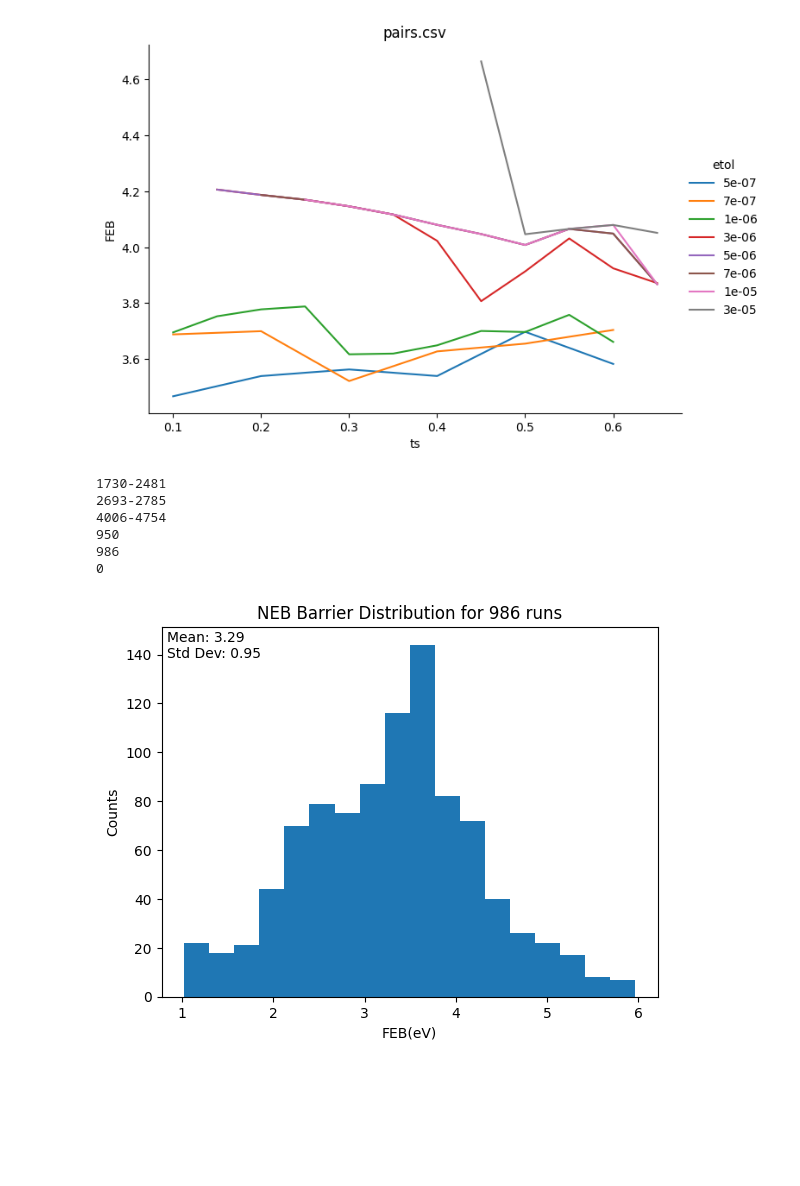
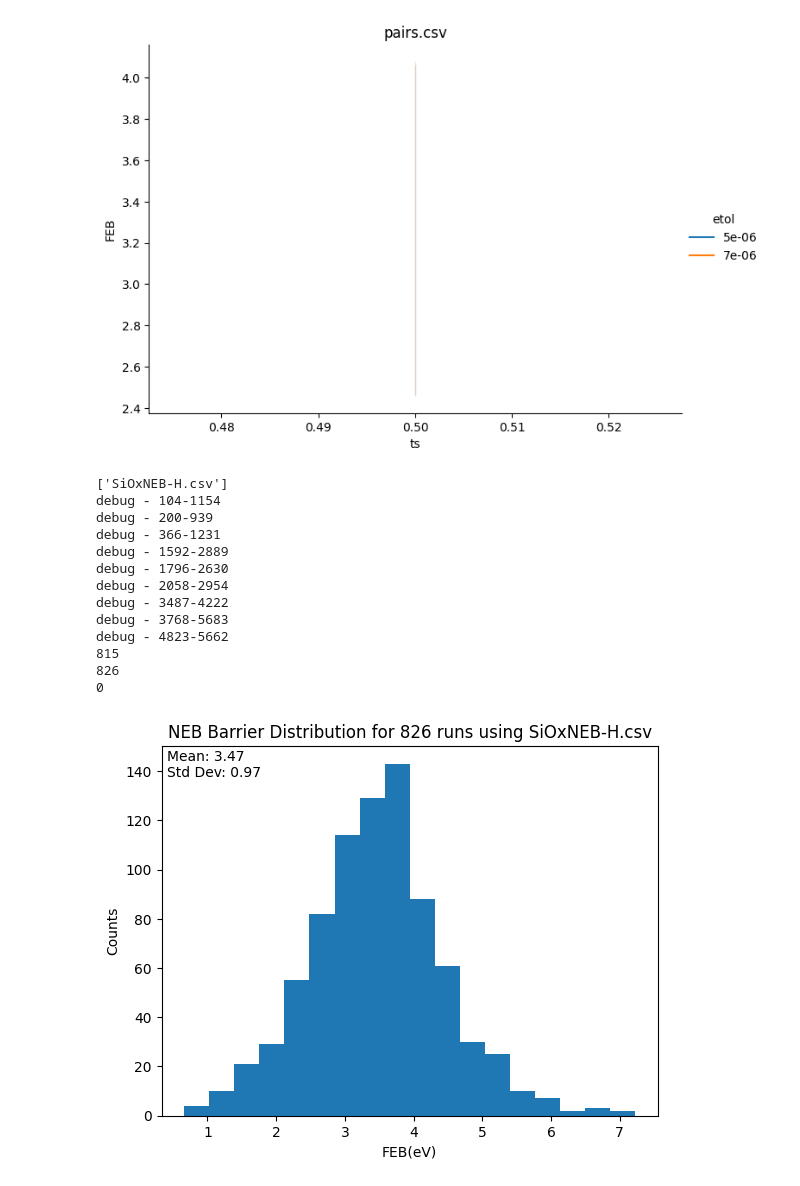
Before and after one commit to zimanyi-group/TOPCON-MD, a Jupyter notebook: lmpWrapper.ipynb, the cells around one changed output. Drawn from its saved outputs; the diff is of its cells as text; code cells hidden in the pictures; blank space fills up the shorter version.

```diff
--- a/lmpWrapper.ipynb
+++ b/lmpWrapper.ipynb
@@ -16,7 +16,7 @@ fileList=["3924-1547.csv","3924-3632.csv","3924-1545.csv","3924-3599.csv","3924-
 base="/home/agoga/documents/code/topcon-md/output/NEB/preciseconvergence"
 fileList=["3924-1547.csv"]
 
-base="/home/agoga/documents/code/topcon-md/output/NEB/Htesting-pair1/"
+base="/home/agoga/documents/code/topcon-md/output/NEB/"#highHconv-testing/"
 fileList=["pairs.csv"]
 
 #mirror pairs
@@ -32,41 +32,51 @@ for f in fileList:
 
 
 
-    data=data[data.etol<0.00005]
-    data=data[data.etol>0.0000001]
-    data=data[data.ts<0.7]
+    # data=data[data.etol<3e-5]
+    # data=data[data.etol>=5e-6]
+    # data=data[data.ts<=0.7]
+    # data=data[data.ts>=0.4]
     # data = data[data.FEB > 0.05]
     data = data[data.FEB < 5]
 
     # data=data[data.etol <3e-5]
     # data=data[data.etol >3e-6]
 
+    #sns.relplot(data=data,x="ts",y="A",hue="etol", kind="line",aspect=1.4,palette='tab10')#sns.color_palette("Set2"))
     sns.relplot(data=data,x="ts",y="FEB",hue="etol", kind="line",aspect=1.4,palette='tab10')#sns.color_palette("Set2"))
 
     #plt.hlines(y=3.2,color='r',xmin=0.3,xmax=2,linestyles='-.')
     # plt.ylim(top=3.6)
     plt.title(f)
 # %% [output]
-[figure, old version]
+[figure, new version]
 # %%
 from mpl_toolkits.mplot3d import Axes3D
 import matplotlib.pyplot as plt
 import pandas
 import numpy as np
 import statistics
-
-base="/home/agoga/documents/code/topcon-md/output/NEB/"#1000pairs-v2/"
+import os
+import glob
 
 
+base="/home/agoga/documents/code/topcon-md/output/NEB/H6per-pairs/"#noHpairs/"
 
-d=base+"pairs.csv"
-data = pandas.read_csv(d)
+os.chdir(base)
+d = glob.glob('*.{}'.format('csv'))
+csvfile=d[0]
+print(d)
+data = pandas.read_csv(csvfile)
 
 
 dist=[]
 done=[]
 bad=[]#["78-90","78-89","168-178","171-899","258-270","258-363","265-270"]
-hclose=["170","178","261","706","2289","2505","2587","2591","5489"]
+
+#H 3%
+#hclose=[363, 697, 1101, 1342, 1906, 2561, 3166, 3347, 3560, 3791]
+#H 6%
+hclose=[106, 210, 232, 348, 597, 689, 880, 1879, 2214, 3155, 3218, 3345, 3867, 4738, 5505, 5549, 5950, 6111]
 total=0
 skip=0
 for index,row in data.iterrows():
@@ -76,7 +86,7 @@ for index,row in data.iterrows():
     pair = row['pair']
     hkill=False
     for hc in hclose:
-        if hc in pair:
+        if str(hc) in pair:
             hkill=True
     if hkill==True:
         continue
@@ -85,43 +95,50 @@ for index,row in data.iterrows():
         for i,r in data[data.pair==pair].iterrows():
             if r['dist'] < 3.6:
                 feb = r['A']
-                if feb >5.8 and feb<5.9:
-                    print(pair)
-                if feb < 5.9 and feb >1:
+                if feb<1.1:
+                    print(f"debug - {pair}")
+                if feb < 8 and feb > 0.5:
                     sum += feb
                     over+=1
 
         if over >0:
             avg = sum/over
             dist.append(avg)
         done.append(pair)
         total+=1
     else:
         skip+=1
 
 
 print(len(dist))
 #counts,bins=np.histogram(dist)
 print(total)
 print(skip)
 
 mean=statistics.mean(dist)
 stddev=statistics.stdev(dist)
 mstxt=f"Mean: {round(mean,2)}\nStd Dev: {round(stddev,2)}"
 
 f,ax = plt.subplots()
-plt.title(f'NEB Barrier Distribution for {total} runs')
+plt.title(f'NEB Barrier Distribution for {total} runs using {csvfile}')
 plt.xlabel('FEB(eV)')
 plt.ylabel('Counts')
 plt.hist(dist,18)
 
 plt.text(0.01,0.99,mstxt,ha='left',va='top', transform=ax.transAxes, fontsize = 10)
 plt.show()
 # %% [output]
-1730-2481
-2693-2785
-4006-4754
-950
-986
+['SiOxNEB-H.csv']
+debug - 104-1154
+debug - 200-939
+debug - 366-1231
+debug - 1592-2889
+debug - 1796-2630
+debug - 2058-2954
+debug - 3487-4222
+debug - 3768-5683
+debug - 4823-5662
+815
+826
 0
-[figure, old version]
+[figure, new version]
```
Also changed, not shown: 19 other files.
